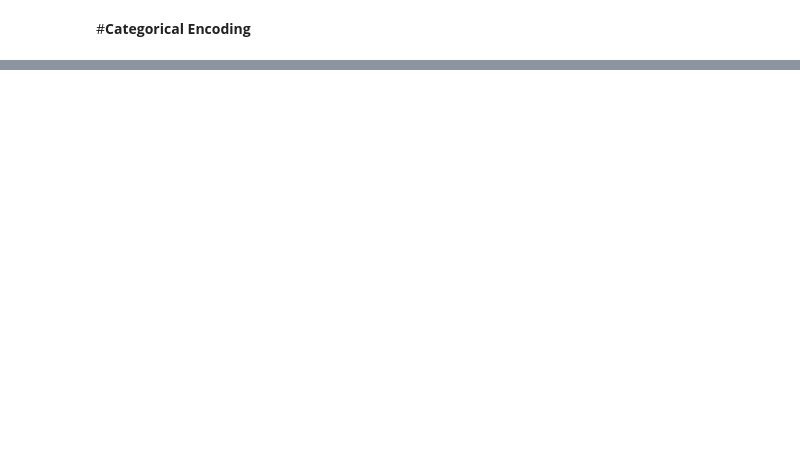
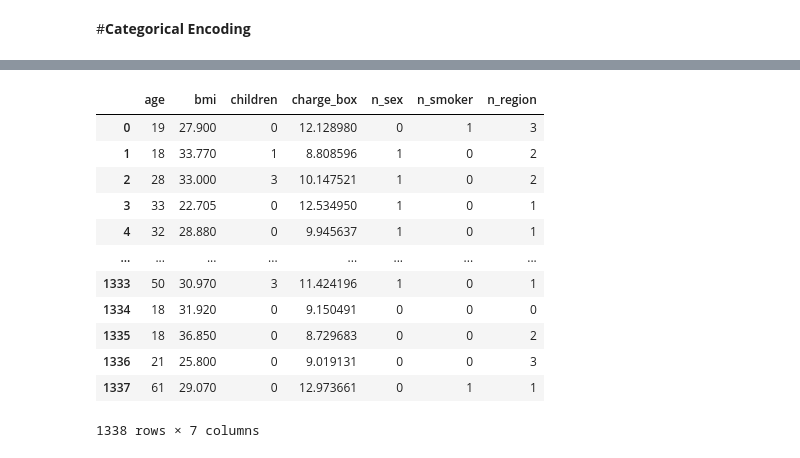
Before and after one commit to Charan-1111/Medical-Insurance, a Jupyter notebook: Medical_Insurance.ipynb, the cells around one changed output, grey strips where cells are left out. Saved outputs shown, nothing was run; the diff lists cells and outputs as text; code cells hidden in the pictures; blank space fills up the shorter version.

```diff
--- a/Medical_Insurance.ipynb
+++ b/Medical_Insurance.ipynb
@@ -295,2 +312,6 @@ df = df.drop(['charge_sq', 'charge_log'], axis=1)
 # %% [markdown]
 #**Categorical Encoding**
+# %%
+from sklearn.preprocessing import LabelEncoder
+le = LabelEncoder()
+df['n_sex']=le.fit_transform(df['sex'])
@@ -296,0 +322,3 @@ df = df.drop(['charge_sq', 'charge_log'], axis=1)
+# %%
+df['n_smoker'] = le.fit_transform(df['smoker'])
+df['n_region'] = le.fit_transform(df['region'])
@@ -296,0 +333,18 @@ df = df.drop(['charge_sq', 'charge_log'], axis=1)
+# %%
+df.drop(['sex', 'region', 'smoker'], axis=1, inplace=True)
+# %%
+df
+# %% [output]
+|  | age | bmi | children | charge_box | n_sex | n_smoker | n_region |
+| 0 | 19 | 27.900 | 0 | 12.128980 | 0 | 1 | 3 |
+| 1 | 18 | 33.770 | 1 | 8.808596 | 1 | 0 | 2 |
+| 2 | 28 | 33.000 | 3 | 10.147521 | 1 | 0 | 2 |
+| 3 | 33 | 22.705 | 0 | 12.534950 | 1 | 0 | 1 |
+| 4 | 32 | 28.880 | 0 | 9.945637 | 1 | 0 | 1 |
+| ... | ... | ... | ... | ... | ... | ... | ... |
+| 1333 | 50 | 30.970 | 3 | 11.424196 | 1 | 0 | 1 |
+| 1334 | 18 | 31.920 | 0 | 9.150491 | 0 | 0 | 0 |
+| 1335 | 18 | 36.850 | 0 | 8.729683 | 0 | 0 | 2 |
+| 1336 | 21 | 25.800 | 0 | 9.019131 | 0 | 0 | 3 |
+| 1337 | 61 | 29.070 | 0 | 12.973661 | 0 | 1 | 1 |
+1338 rows × 7 columns
```
Also changed, not shown: parts of 38 cells of this notebook.
